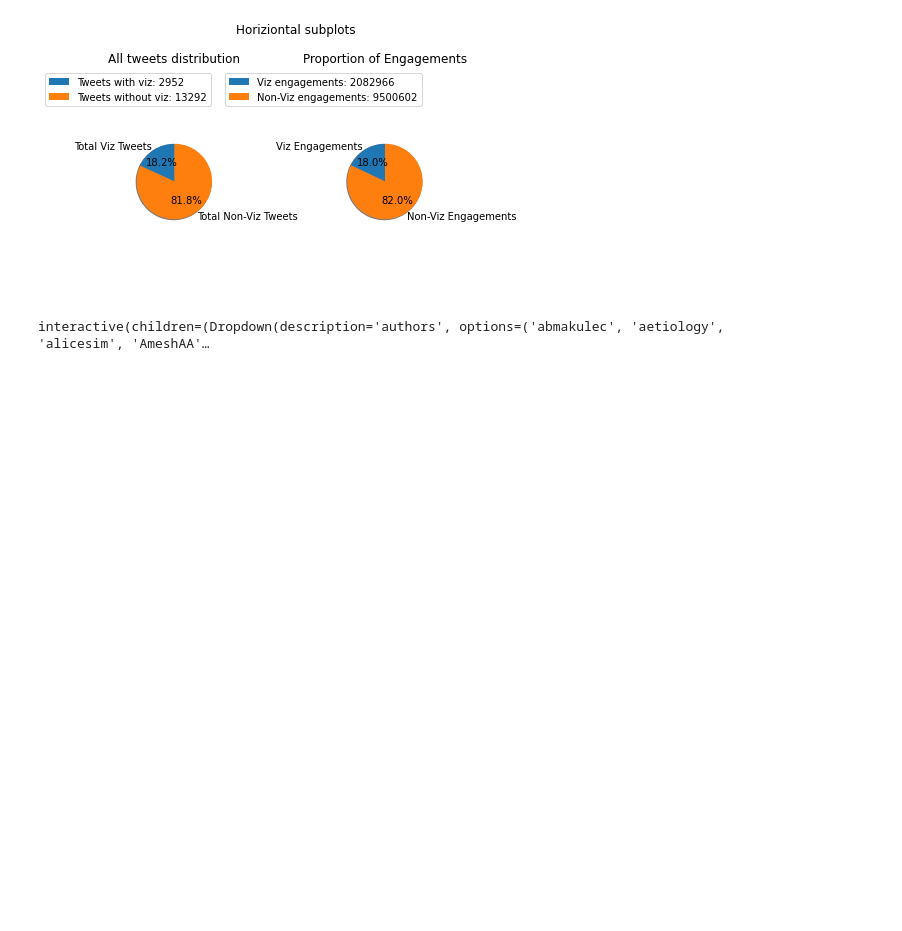
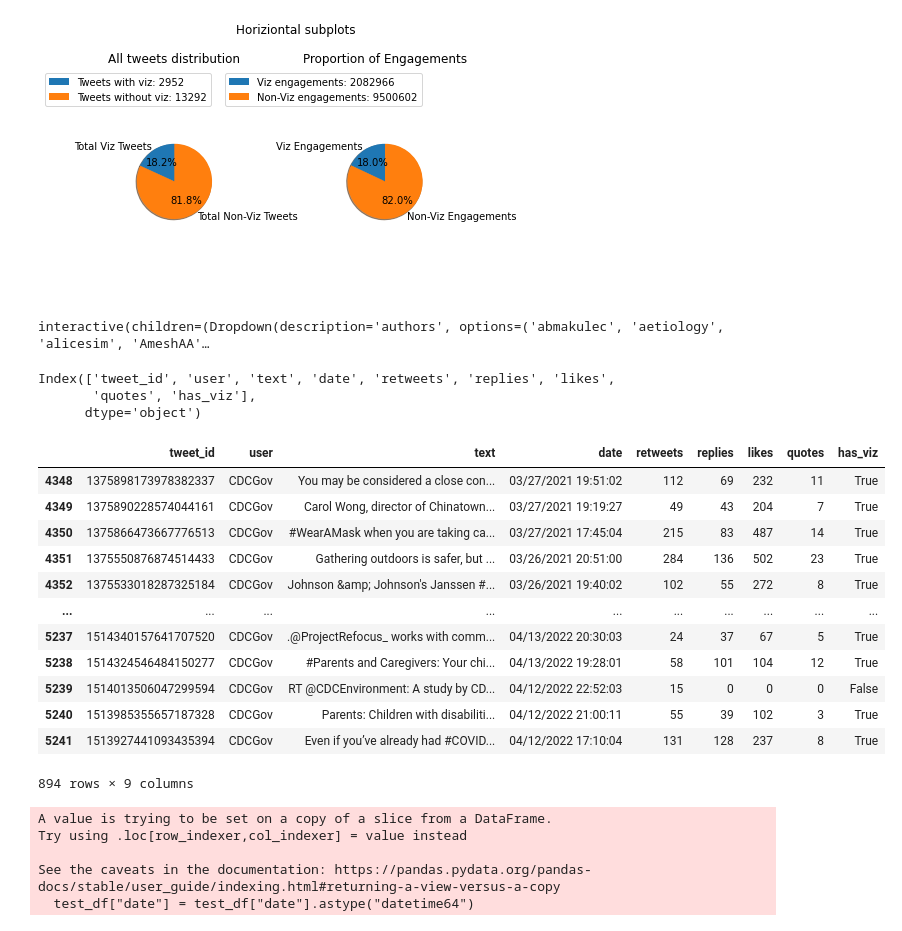
Before and after one commit to kasumbarobert/cse557a-research-project, a Jupyter notebook: dashboard_and_viz_tests.ipynb, the cells around one changed output. Cells and saved outputs as stored; diff of their text form; code cells hidden in the pictures; blank space fills up the shorter version.

```diff
--- a/dashboard_and_viz_tests.ipynb
+++ b/dashboard_and_viz_tests.ipynb
@@ -310,3 +212,8 @@ interactive(children=(Dropdown(description='authors', options=('abmakulec', 'aet
+# %%
+df.columns
+# %% [output]
+Index(['tweet_id', 'user', 'text', 'date', 'retweets', 'replies', 'likes',
+       'quotes', 'has_viz'],
+      dtype='object')
 # %%
-# test_df = df.loc[df['user'] == "aetiology"]
-# test_df.head()
+test_df = df.loc[df['user'] == "CDCGov"]
@@ -315,3 +220,25 @@ interactive(children=(Dropdown(description='authors', options=('abmakulec', 'aet
+# %%
+test_df
+# %% [output]
+|  | tweet_id | user | text | date | retweets | replies | likes | quotes | has_viz |
+| 4348 | 1375898173978382337 | CDCGov | You may be considered a close con... | 03/27/2021 19:51:02 | 112 | 69 | 232 | 11 | True |
+| 4349 | 1375890228574044161 | CDCGov | Carol Wong, director of Chinatown... | 03/27/2021 19:19:27 | 49 | 43 | 204 | 7 | True |
+| 4350 | 1375866473667776513 | CDCGov | #WearAMask when you are taking ca... | 03/27/2021 17:45:04 | 215 | 83 | 487 | 14 | True |
+| 4351 | 1375550876874514433 | CDCGov | Gathering outdoors is safer, but ... | 03/26/2021 20:51:00 | 284 | 136 | 502 | 23 | True |
+| 4352 | 1375533018287325184 | CDCGov | Johnson &amp; Johnson's Janssen #... | 03/26/2021 19:40:02 | 102 | 55 | 272 | 8 | True |
+| ... | ... | ... | ... | ... | ... | ... | ... | ... | ... |
+| 5237 | 1514340157641707520 | CDCGov | .@ProjectRefocus_ works with comm... | 04/13/2022 20:30:03 | 24 | 37 | 67 | 5 | True |
+| 5238 | 1514324546484150277 | CDCGov | #Parents and Caregivers: Your chi... | 04/13/2022 19:28:01 | 58 | 101 | 104 | 12 | True |
+| 5239 | 1514013506047299594 | CDCGov | RT @CDCEnvironment: A study by CD... | 04/12/2022 22:52:03 | 15 | 0 | 0 | 0 | False |
+| 5240 | 1513985355657187328 | CDCGov | Parents: Children with disabiliti... | 04/12/2022 21:00:11 | 55 | 39 | 102 | 3 | True |
+| 5241 | 1513927441093435394 | CDCGov | Even if you’ve already had #COVID... | 04/12/2022 17:10:04 | 131 | 128 | 237 | 8 | True |
+894 rows × 9 columns
 # %%
-# test_df["date"] = test_df["date"].astype("datetime64")
-# # test_df = test_df.set_index("date")
+test_df["date"] = test_df["date"].astype("datetime64")
+# test_df = test_df.set_index("date")
+# %% [output]
+A value is trying to be set on a copy of a slice from a DataFrame.
+Try using .loc[row_indexer,col_indexer] = value instead
+
+See the caveats in the documentation: https://pandas.pydata.org/pandas-docs/stable/user_guide/indexing.html#returning-a-view-versus-a-copy
+  test_df["date"] = test_df["date"].astype("datetime64")
```
Also changed, not shown: parts of 19 cells of this notebook.
